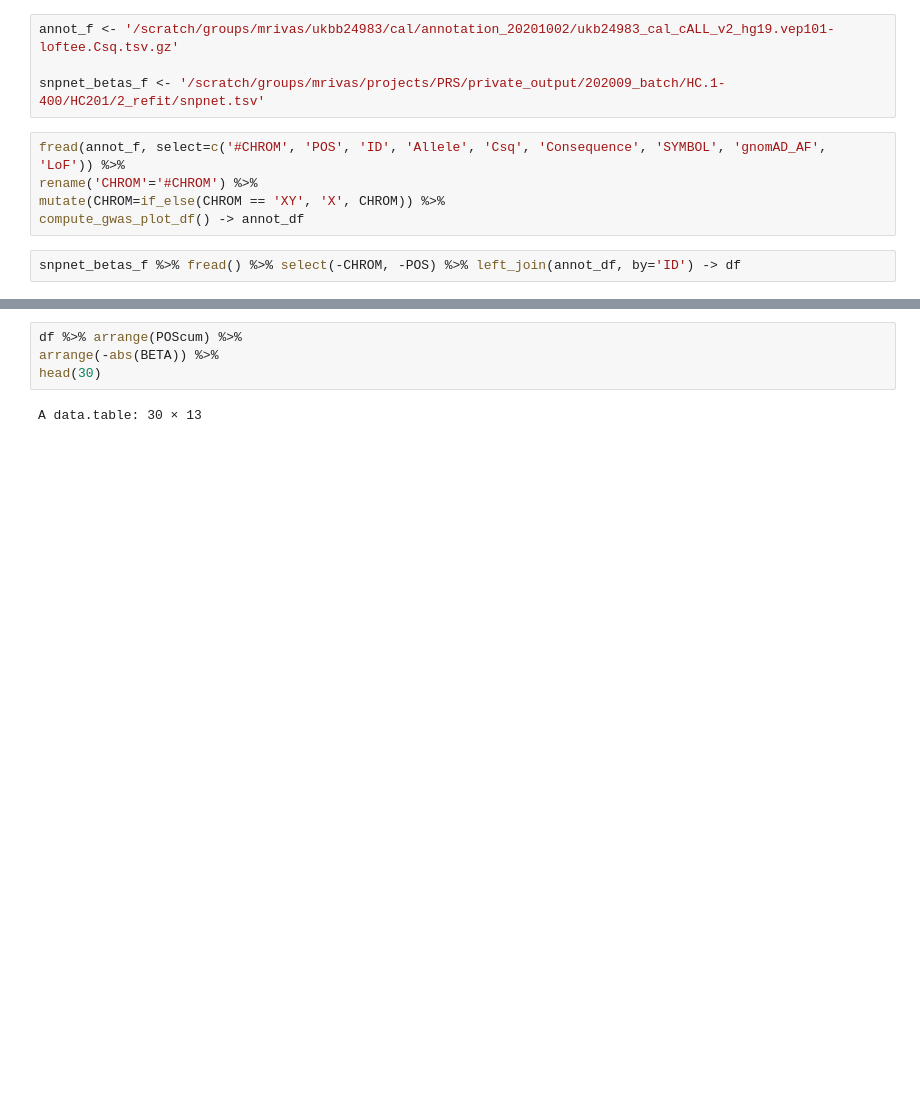
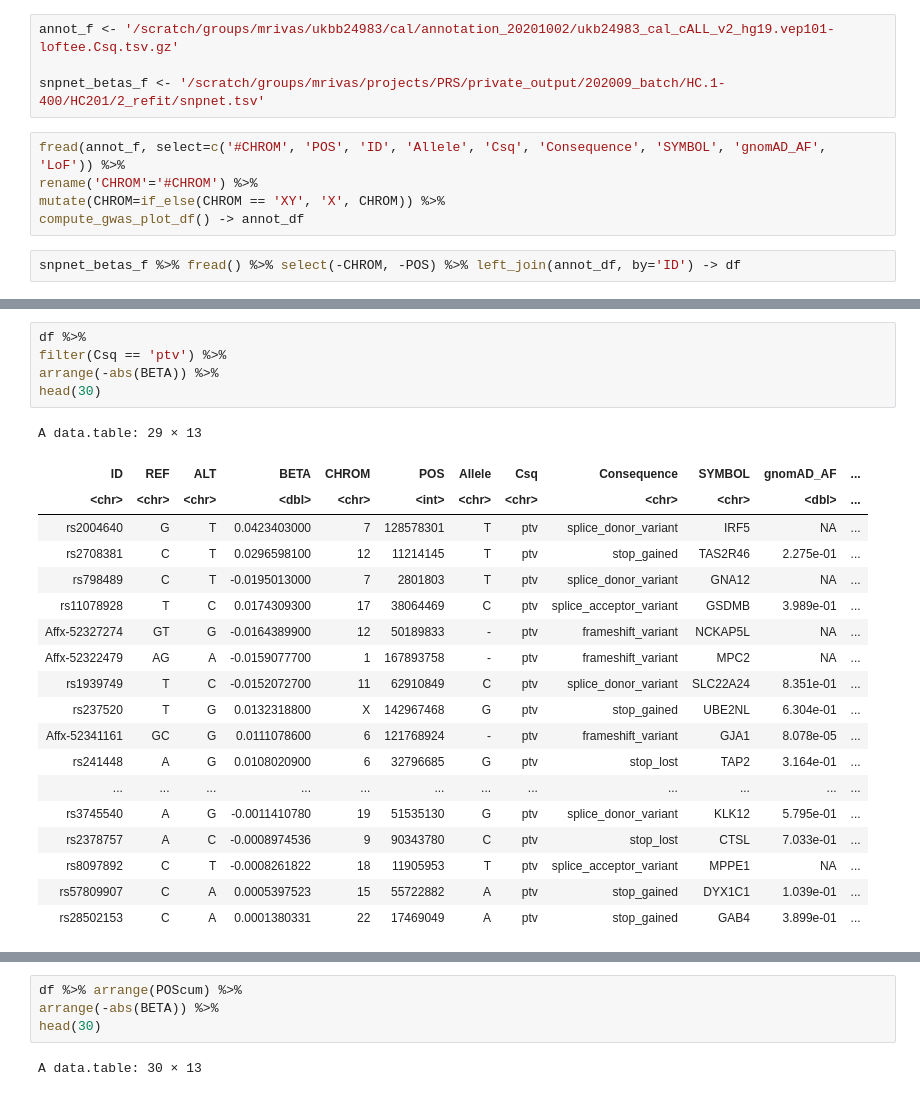
Before and after one commit to rivas-lab/PRS, a Jupyter notebook: src/202009_batch/10_lake_HC201.ipynb, the cells around one changed output, grey strips where cells are left out. Saved outputs shown, nothing was run; the diff lists cells and outputs as text; blank space fills up the shorter version.

```diff
--- a/src/202009_batch/10_lake_HC201.ipynb
+++ b/src/202009_batch/10_lake_HC201.ipynb
@@ -35,0 +100,25 @@ ggsave('plots/p_lake.HC201.png', p_lake, width=6, height=6)
+# %%
+df %>%
+filter(Csq == 'ptv') %>%
+arrange(-abs(BETA)) %>%
+head(30)
+# %% [output]
+A data.table: 29 × 13
+| ID | REF | ALT | BETA | CHROM | POS | Allele | Csq | Consequence | SYMBOL | gnomAD_AF | ... |
+| <chr> | <chr> | <chr> | <dbl> | <chr> | <int> | <chr> | <chr> | <chr> | <chr> | <dbl> | ... |
+| rs2004640 | G | T | 0.0423403000 | 7 | 128578301 | T | ptv | splice_donor_variant | IRF5 | NA | ... |
+| rs2708381 | C | T | 0.0296598100 | 12 | 11214145 | T | ptv | stop_gained | TAS2R46 | 2.275e-01 | ... |
+| rs798489 | C | T | -0.0195013000 | 7 | 2801803 | T | ptv | splice_donor_variant | GNA12 | NA | ... |
+| rs11078928 | T | C | 0.0174309300 | 17 | 38064469 | C | ptv | splice_acceptor_variant | GSDMB | 3.989e-01 | ... |
+| Affx-52327274 | GT | G | -0.0164389900 | 12 | 50189833 | - | ptv | frameshift_variant | NCKAP5L | NA | ... |
+| Affx-52322479 | AG | A | -0.0159077700 | 1 | 167893758 | - | ptv | frameshift_variant | MPC2 | NA | ... |
+| rs1939749 | T | C | -0.0152072700 | 11 | 62910849 | C | ptv | splice_donor_variant | SLC22A24 | 8.351e-01 | ... |
+| rs237520 | T | G | 0.0132318800 | X | 142967468 | G | ptv | stop_gained | UBE2NL | 6.304e-01 | ... |
+| Affx-52341161 | GC | G | 0.0111078600 | 6 | 121768924 | - | ptv | frameshift_variant | GJA1 | 8.078e-05 | ... |
+| rs241448 | A | G | 0.0108020900 | 6 | 32796685 | G | ptv | stop_lost | TAP2 | 3.164e-01 | ... |
+| ... | ... | ... | ... | ... | ... | ... | ... | ... | ... | ... | ... |
+| rs3745540 | A | G | -0.0011410780 | 19 | 51535130 | G | ptv | splice_donor_variant | KLK12 | 5.795e-01 | ... |
+| rs2378757 | A | C | -0.0008974536 | 9 | 90343780 | C | ptv | stop_lost | CTSL | 7.033e-01 | ... |
+| rs8097892 | C | T | -0.0008261822 | 18 | 11905953 | T | ptv | splice_acceptor_variant | MPPE1 | NA | ... |
+| rs57809907 | C | A | 0.0005397523 | 15 | 55722882 | A | ptv | stop_gained | DYX1C1 | 1.039e-01 | ... |
+| rs28502153 | C | A | 0.0001380331 | 22 | 17469049 | A | ptv | stop_gained | GAB4 | 3.899e-01 | ... |
```
Also changed, not shown: parts of 9 cells of this notebook, 23 other files.
